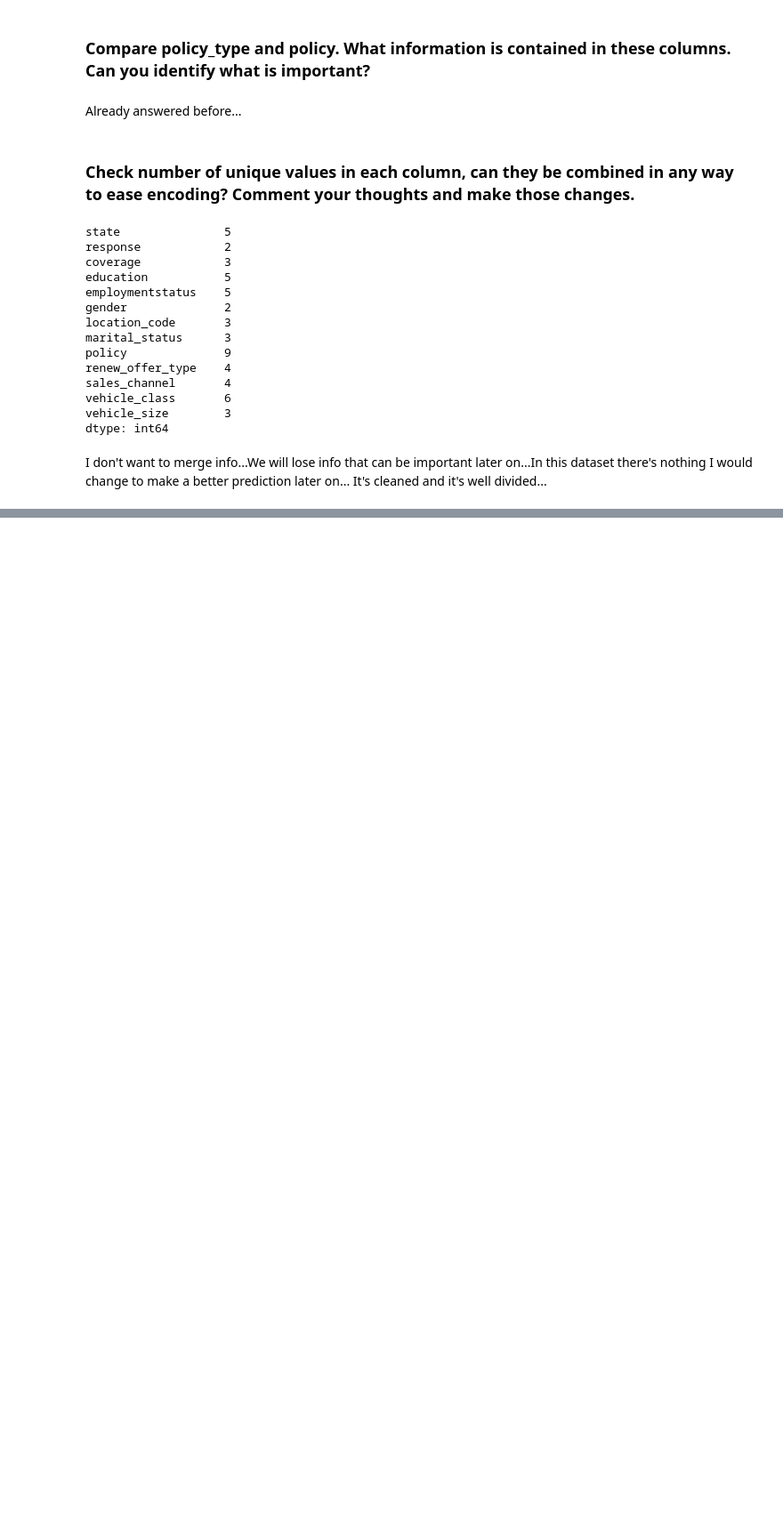
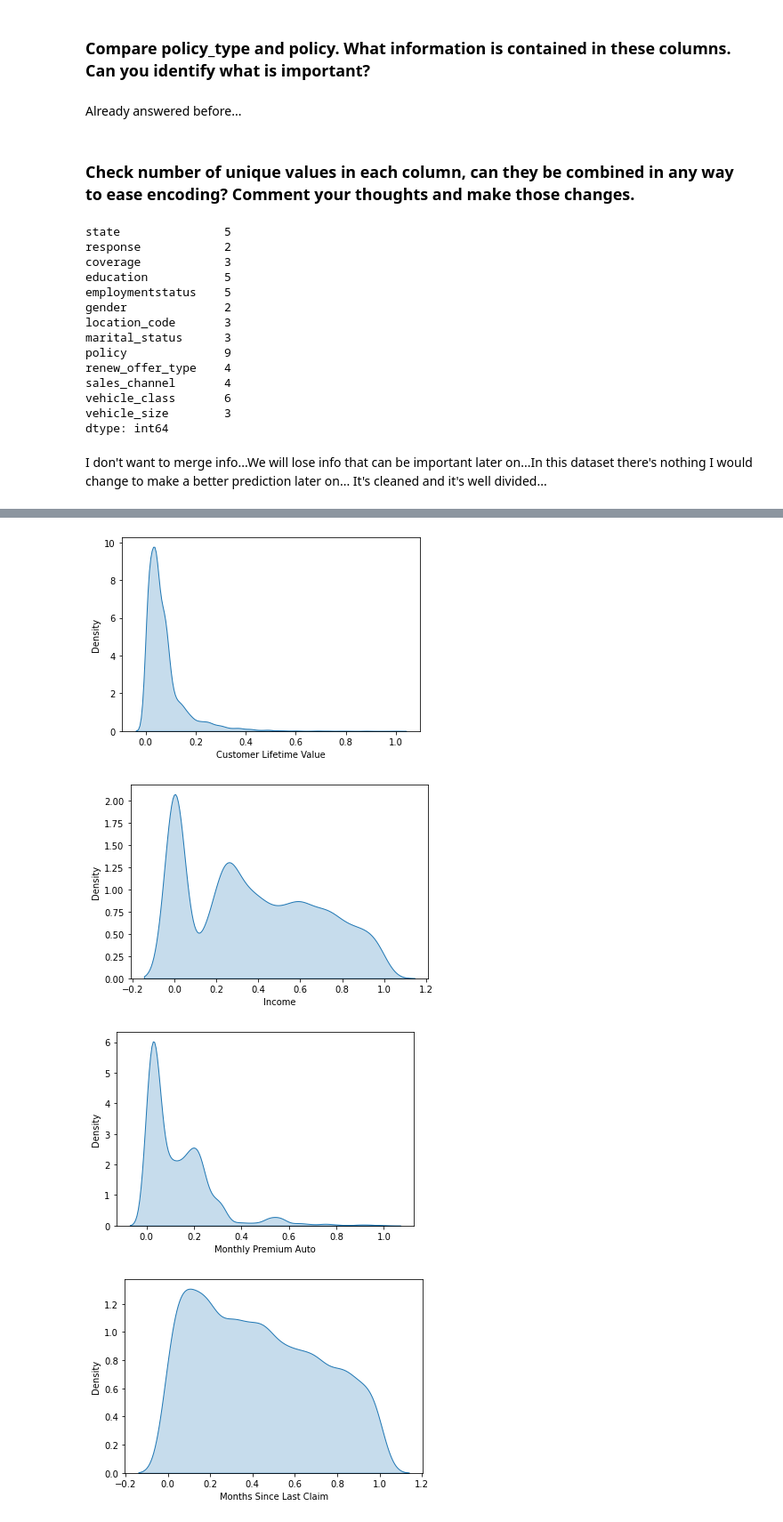
Before and after one commit to mferreiracad/lab-cleaning-numerical-data, a Jupyter notebook: main_notebook.ipynb, the cells around one changed output, grey strips where cells are left out. Shown at 89% size. Saved outputs shown, nothing was run; the diff lists cells and outputs as text; code cells hidden in the pictures; blank space fills up the shorter version.

```diff
--- a/main_notebook.ipynb
+++ b/main_notebook.ipynb
@@ -503,0 +598,5 @@ I don't want to merge info...We will lose info that can be important later on...
+# %%
+from sklearn.preprocessing import MinMaxScaler
+scaler = MinMaxScaler()
+scaled = scaler.fit_transform(data)
+data_minmax = pd.DataFrame(scaled, columns=data.columns)
@@ -503,0 +619,9 @@ I don't want to merge info...We will lose info that can be important later on...
+# %%
+for x in data_minmax:
+    sns.kdeplot(data_minmax[x], shade = True)
+    plt.show()
+# %% [output]
+[figure, added]
+[figure, added]
+[figure, added]
+[figure, added]
```
Also changed, not shown: parts of 28 cells of this notebook, 1 other file.
